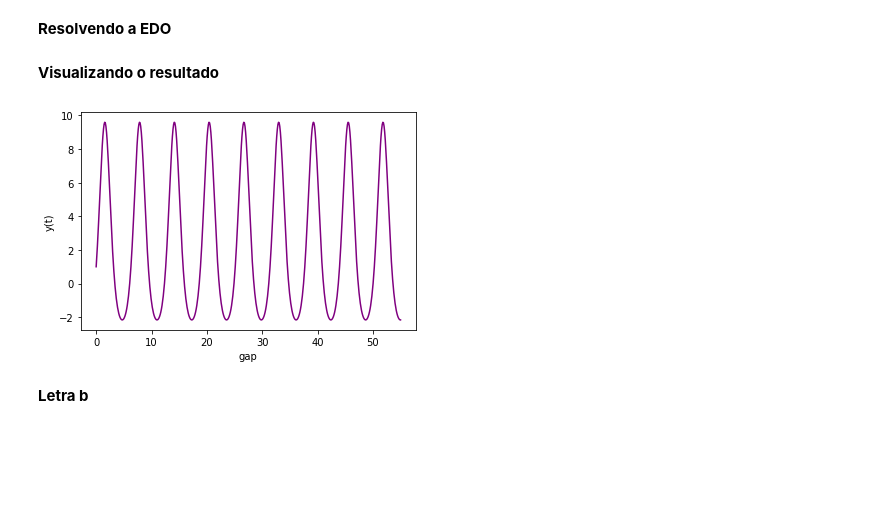
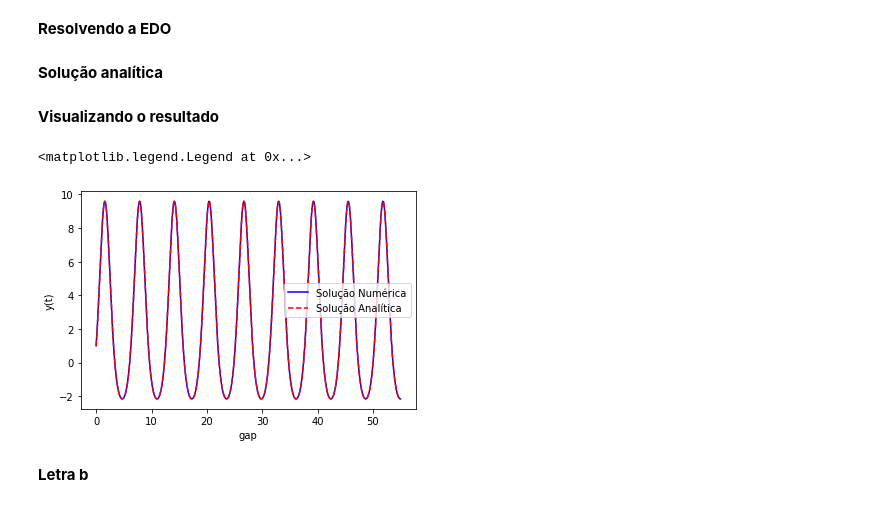
Before and after one commit to cxmedeiros/M-todos-Num-ricos, a Jupyter notebook: Camila_questão_6_LIsta_1.ipynb, the cells around one changed output. Cells and saved outputs as stored; diff of their text form; code cells hidden in the pictures; blank space fills up the shorter version.

```diff
--- a/Camila_questão_6_LIsta_1.ipynb
+++ b/Camila_questão_6_LIsta_1.ipynb
@@ -28,15 +28,21 @@ gap = np.linspace(0, 55.0, 500)
 **Resolvendo a EDO**
 # %%
 y = odeint(function_i, y0, gap)
+# %% [markdown]
+**Solução analítica**
+# %%
+y_analitica= (y0 + 4) * np.exp(np.sin(gap)) -4
 # %% [markdown]
 **Visualizando o resultado**
 # %%
-plt.plot(gap, y, color = "purple")
+plt.plot(gap, y, color = "blue")
+plt.plot(gap, y_analitica, 'r--', color= "red" )
 plt.xlabel("gap")
 plt.ylabel("y(t)")
-plt.show()
+plt.legend(['Solução Numérica', 'Solução Analítica'])
 # %% [output]
+<matplotlib.legend.Legend at 0x...>
-[figure, old version]
+[figure, new version]
 # %% [markdown]
 **Letra b**
 # %% [markdown]
```
Also changed, not shown: parts of 3 cells of this notebook.
